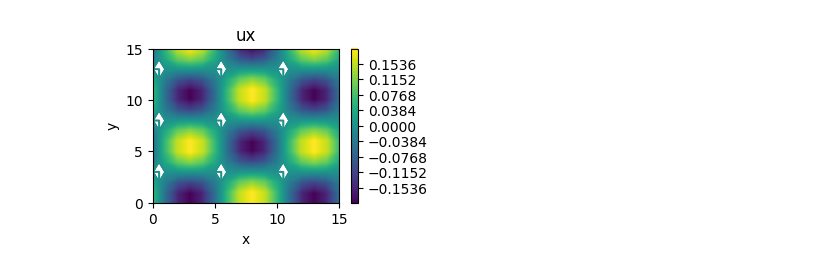
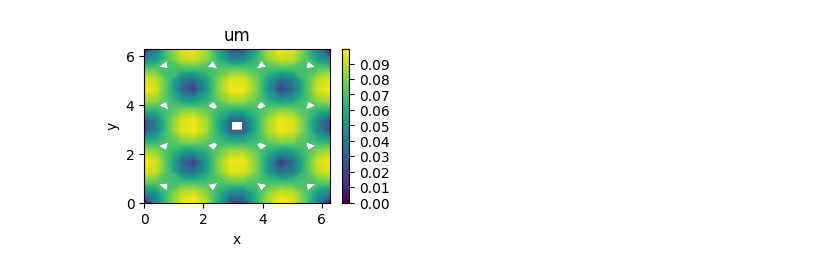
Before and after one commit to Harmon9802/QuantumLBM, a Jupyter notebook: classical_taylor/Taylor_green_2nd CL.ipynb, the cells around one changed output. Saved outputs shown, nothing was run; the diff lists cells and outputs as text; code cells hidden in the pictures.

```diff
--- a/classical_taylor/Taylor_green_2nd CL.ipynb
+++ b/classical_taylor/Taylor_green_2nd CL.ipynb
@@ -27,31 +27,24 @@ ci = jnp.array([[0, 1, 0, -1, 0, 1, -1, -1, 1],
 omega = 1.0
 weights = jnp.array([4/9, 1/9, 1/9, 1/9, 1/9, 1/36, 1/36, 1/36, 1/36])
 # %%
+
 # Meshgrid definition in 2D XY domain
 t = jnp.arange(Nt)
-xm = jnp.arange(Nx)
-ym = jnp.arange(Ny)
+xm = jnp.linspace(0, 2*jnp.pi, Nx)
+ym = jnp.linspace(0, 2*jnp.pi, Ny)
 X, Y = jnp.meshgrid(xm, ym, indexing='ij')
 # %%
 # Density initialization
-rho = jnp.full((Nx, Ny), 0.1)
-rho = rho.at[:,int(Nx/2)-1].set(0.3)
-rho = rho.at[int(Nx/2-1),:].set(0.3)
+rho = jnp.full((Nx, Ny), 1.0)
 
 # Parameters for velocity field
-A, B = 0.2, 0.2  # Amplitude of velocity components
-a, b = 2.0, 2.0     # Frequency parameters
+A, B = 0.1, -0.1 # Amplitude of velocity components
+a, b = 1.0, 1.0  # Wave number
 
 # Initialize velocity field
 u = jnp.zeros((Nx, Ny, 2))
-x = jnp.linspace(0.2 * jnp.pi, Nx)
-y = jnp.linspace(0.2 * jnp.pi, Ny)
-
-# Populate the velocity field
-for i in range(Nx):
-    for j in range(Ny):
-        u = u.at[i, j, 0].set(A * jnp.cos(a * x[i]) * jnp.sin(b * y[j]))
-        u = u.at[i, j, 1].set(B * jnp.sin(a * x[i]) * jnp.cos(b * y[j]))
+u = u.at[:, :, 0].set(A * jnp.cos(a * X) * jnp.sin(b * Y))
+u = u.at[:, :, 1].set(B * jnp.sin(a * X) * jnp.cos(b * Y))
 # %%
 # fi field initialization
 fi = jnp.zeros((Nx, Ny, Nq))
@@ -118,17 +115,18 @@ def get_macro_quantities(fi):
     return rho, ux, uy
 # %%
 _, ux, uy = get_macro_quantities(fi)
+um = jnp.linalg.norm(jnp.stack([ux, uy]), axis=0)
 
 plt.figure(figsize=(3, 2))
-contour = plt.contour(X, Y, ux, levels=500, cmap='viridis')
+contour = plt.contour(X, Y, um, levels=500, cmap='viridis')
 plt.colorbar(contour)
-plt.title("ux")
+plt.title("um")
 plt.xlabel("x")
 plt.ylabel("y")
 plt.grid(alpha=0.3)
 plt.show()
 # %% [output]
-[figure, old version]
+[figure, new version]
 # %%
 step = 0
 fit = []
```
Also changed, not shown: parts of 3 cells of this notebook, 7 other files.
